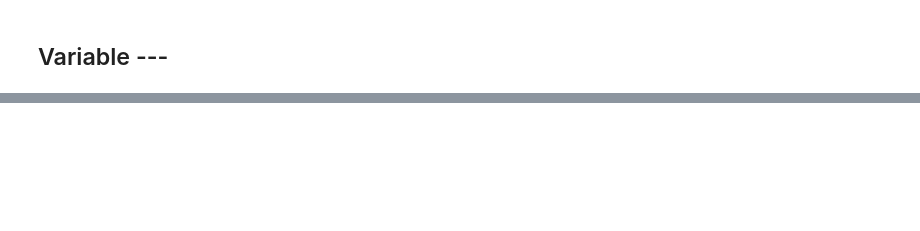
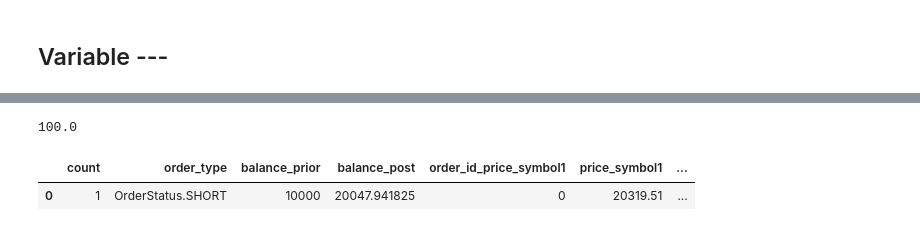
Before and after one commit to webclinic017/MoonDash, a Jupyter notebook: pythonsrc/StatisticalArbitrage.ipynb, the cells around one changed output, grey strips where cells are left out. Saved outputs shown, nothing was run; the diff lists cells and outputs as text; code cells hidden in the pictures; blank space fills up the shorter version.

```diff
--- a/pythonsrc/StatisticalArbitrage.ipynb
+++ b/pythonsrc/StatisticalArbitrage.ipynb
@@ -14,7 +14,7 @@ import bitmex
 symbol1 = 'BTCUSDT'
 symbol2 = 'BCHUSDT'
 
-tick_interval = '15m'
+tick_interval = '1h'
 tick_interval_small = '5m'
 
 ### CSV Paths for Data
@@ -35,8 +35,8 @@ algo_stop_balance = 0.1 * starting_capital
 rolling_window = 150
 sell_periods = 1
 
-z_score_buy_threshold = -1
-z_score_short_threshold = 1
+z_score_buy_threshold = -5
+z_score_short_threshold = 5
 
 transaction_fee = 0
 
@@ -78,0 +74,3 @@ Running For Rolling Window - 10
+# %%
+ticker_main_df = sta.zScoreDF(ticker_main_df,75,symbol1,symbol2)
+sta.plotZScore(ticker_main_df,z_score_buy_threshold,z_score_short_threshold)
@@ -78,0 +80,15 @@ Running For Rolling Window - 10
+# %%
+
+current_balance,balance_list,order_details = sta.runAnalysis(starting_capital,
+                        algo_stop_balance,
+                        3,
+                        1,
+                        transaction_fee,
+                        z_score_buy_threshold,
+                        z_score_short_threshold,
+                        symbol1,symbol2,ticker_main_df)
+cap_returns = round((current_balance -starting_capital) *100/current_balance)
+
+fig = plt.figure()
+plt.plot(balance_list)
+plt.show()
@@ -87,0 +103,9 @@ r
+# %%
+print(cap_returns)
+# %% [output]
+100.0
+# %%
+order_details
+# %% [output]
+|  | count | order_type | balance_prior | balance_post | order_id_price_symbol1 | price_symbol1 | ... |
+| 0 | 1 | OrderStatus.SHORT | 10000 | 20047.941825 | 0 | 20319.51 | ... |
```
Also changed, not shown: parts of 6 cells of this notebook, 3 other files.
